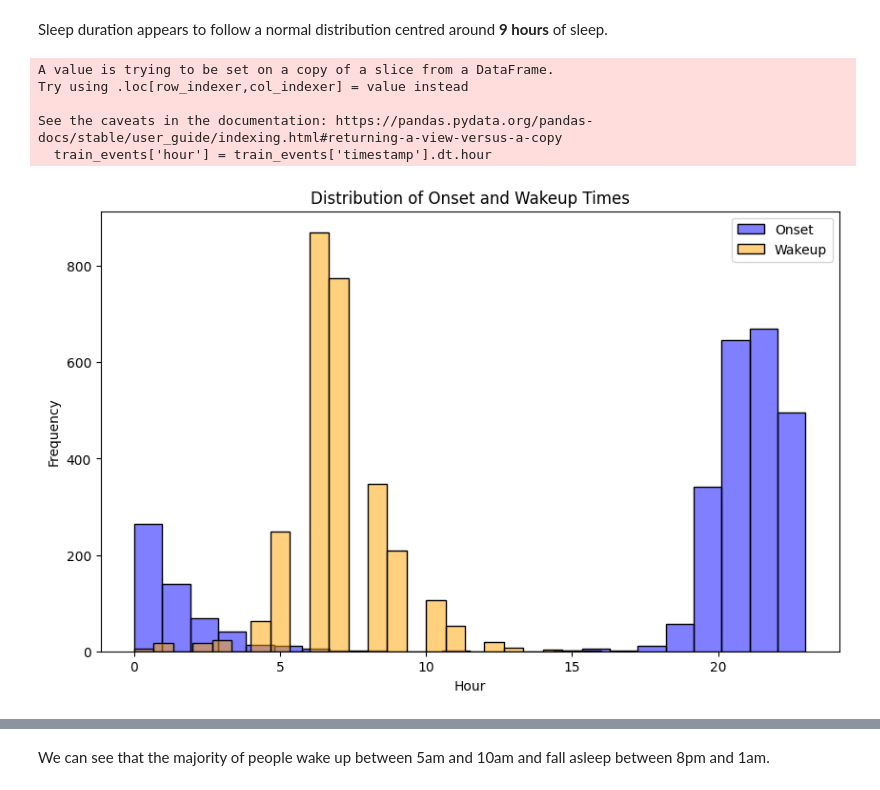
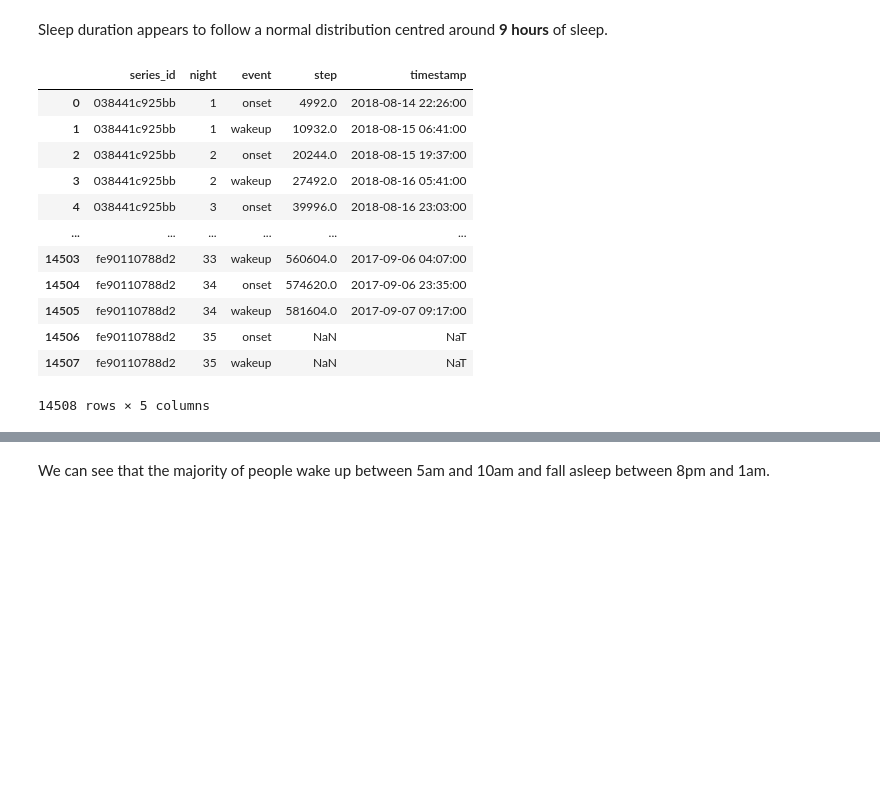
Before and after one commit to theo-serralta/sleep-states, a Jupyter notebook: notebooks/data_exploration.ipynb, the cells around one changed output, grey strips where cells are left out. Saved outputs shown, nothing was run; the diff lists cells and outputs as text; code cells hidden in the pictures; blank space fills up the shorter version.

```diff
--- a/notebooks/data_exploration.ipynb
+++ b/notebooks/data_exploration.ipynb
@@ -340,28 +354,18 @@ plt.show()
 # %% [markdown]
 Sleep duration appears to follow a normal distribution centred around **9 hours** of sleep.
-# %%
-# Convert timestamps into datetime, replacing non-convertible values with NaT
-train_events['timestamp'] = pd.to_datetime(train_events['timestamp'], errors='coerce')
-
-# Delete rows with NaT in the ‘timestamp’ column
-train_events = train_events.dropna(subset=['timestamp'])
-
-# Extract time from timestamps for onset and wakeup events
-train_events['hour'] = train_events['timestamp'].dt.hour
-
-# Viewing onset and wakeup times without KDE
-plt.figure(figsize=(10, 6))
-sns.histplot(train_events[train_events['event'] == 'onset']['hour'], color='blue', label='Onset', kde=False, bins=24, alpha = 0.5)
-sns.histplot(train_events[train_events['event'] == 'wakeup']['hour'], color='orange', label='Wakeup', kde=False, bins=24, alpha = 0.5)
-plt.title('Distribution of Onset and Wakeup Times')
-plt.xlabel('Hour')
-plt.ylabel('Frequency')
-plt.legend()
-plt.show()
-# %% [output]
-A value is trying to be set on a copy of a slice from a DataFrame.
-Try using .loc[row_indexer,col_indexer] = value instead
-
-See the caveats in the documentation: https://pandas.pydata.org/pandas-docs/stable/user_guide/indexing.html#returning-a-view-versus-a-copy
-  train_events['hour'] = train_events['timestamp'].dt.hour
-[figure, removed]
+# %%
+events
+# %% [output]
+|  | series_id | night | event | step | timestamp |
+| 0 | 038441c925bb | 1 | onset | 4992.0 | 2018-08-14 22:26:00 |
+| 1 | 038441c925bb | 1 | wakeup | 10932.0 | 2018-08-15 06:41:00 |
+| 2 | 038441c925bb | 2 | onset | 20244.0 | 2018-08-15 19:37:00 |
+| 3 | 038441c925bb | 2 | wakeup | 27492.0 | 2018-08-16 05:41:00 |
+| 4 | 038441c925bb | 3 | onset | 39996.0 | 2018-08-16 23:03:00 |
+| ... | ... | ... | ... | ... | ... |
+| 14503 | fe90110788d2 | 33 | wakeup | 560604.0 | 2017-09-06 04:07:00 |
+| 14504 | fe90110788d2 | 34 | onset | 574620.0 | 2017-09-06 23:35:00 |
+| 14505 | fe90110788d2 | 34 | wakeup | 581604.0 | 2017-09-07 09:17:00 |
+| 14506 | fe90110788d2 | 35 | onset | NaN | NaT |
+| 14507 | fe90110788d2 | 35 | wakeup | NaN | NaT |
+14508 rows × 5 columns
```
Also changed, not shown: parts of 38 cells of this notebook.
